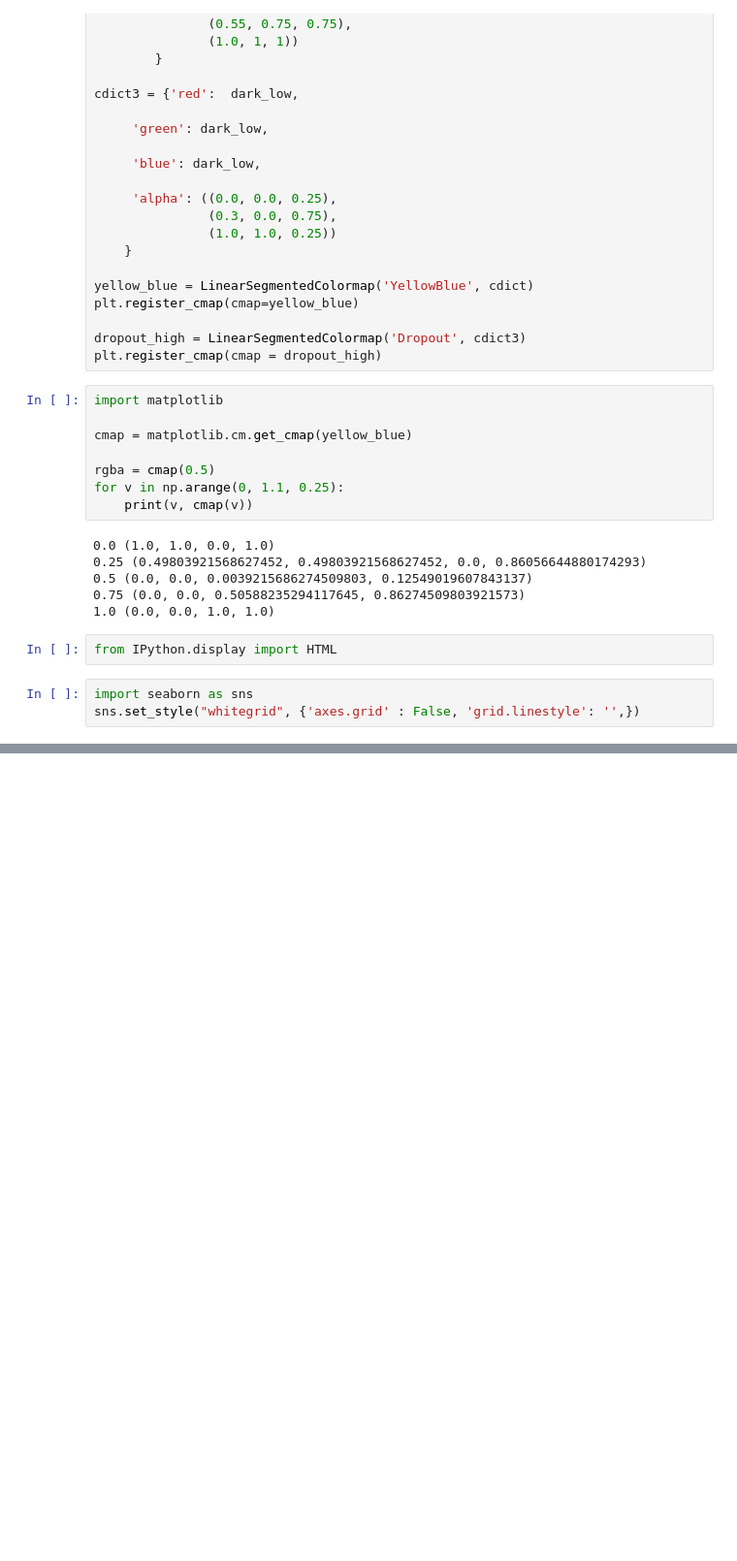
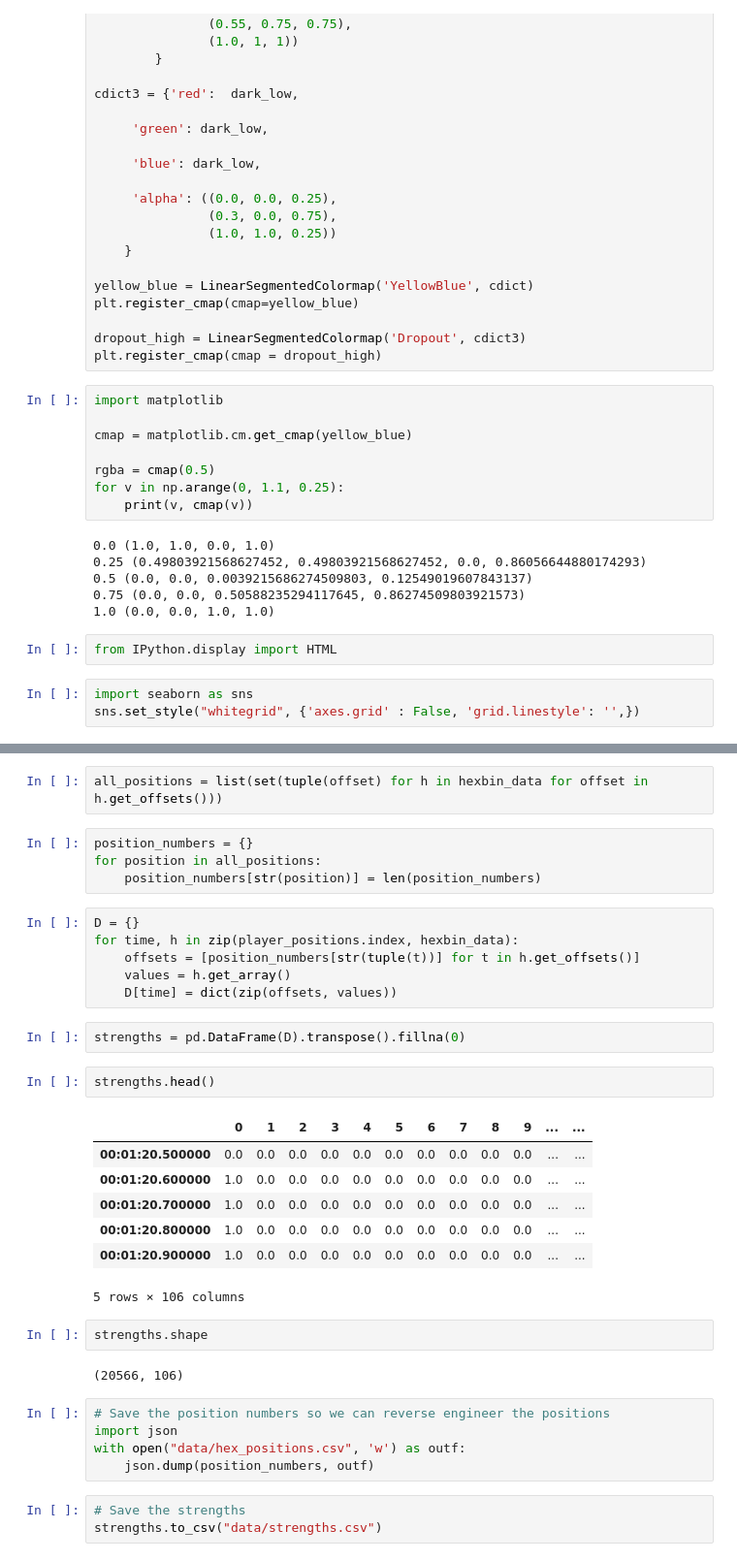
Before and after one commit to ballarat-hackerspace/westisbest, a Jupyter notebook: analysis/Player Positions.ipynb, the cells around one changed output, grey strips where cells are left out. Shown at 97% size. Cells and saved outputs as stored; diff of their text form; blank space fills up the shorter version.

Commit message:
Output hex data

```diff
--- a/analysis/Player Positions.ipynb
+++ b/analysis/Player Positions.ipynb
@@ -407,0 +412,36 @@ array([[-5906.002882,  3323.975337],
+# %%
+all_positions = list(set(tuple(offset) for h in hexbin_data for offset in h.get_offsets()))
+# %%
+position_numbers = {}
+for position in all_positions:
+    position_numbers[str(position)] = len(position_numbers)
+# %%
+D = {}
+for time, h in zip(player_positions.index, hexbin_data):
+    offsets = [position_numbers[str(tuple(t))] for t in h.get_offsets()]
+    values = h.get_array()
+    D[time] = dict(zip(offsets, values))
+# %%
+strengths = pd.DataFrame(D).transpose().fillna(0)
+# %%
+strengths.head()
+# %% [output]
+|  | 0 | 1 | 2 | 3 | 4 | 5 | 6 | 7 | 8 | 9 | ... | ... |
+| 00:01:20.500000 | 0.0 | 0.0 | 0.0 | 0.0 | 0.0 | 0.0 | 0.0 | 0.0 | 0.0 | 0.0 | ... | ... |
+| 00:01:20.600000 | 1.0 | 0.0 | 0.0 | 0.0 | 0.0 | 0.0 | 0.0 | 0.0 | 0.0 | 0.0 | ... | ... |
+| 00:01:20.700000 | 1.0 | 0.0 | 0.0 | 0.0 | 0.0 | 0.0 | 0.0 | 0.0 | 0.0 | 0.0 | ... | ... |
+| 00:01:20.800000 | 1.0 | 0.0 | 0.0 | 0.0 | 0.0 | 0.0 | 0.0 | 0.0 | 0.0 | 0.0 | ... | ... |
+| 00:01:20.900000 | 1.0 | 0.0 | 0.0 | 0.0 | 0.0 | 0.0 | 0.0 | 0.0 | 0.0 | 0.0 | ... | ... |
+5 rows × 106 columns
+# %%
+strengths.shape
+# %% [output]
+(20566, 106)
+# %%
+# Save the position numbers so we can reverse engineer the positions
+import json
+with open("data/hex_positions.csv", 'w') as outf:
+    json.dump(position_numbers, outf)
+# %%
+# Save the strengths
+strengths.to_csv("data/strengths.csv")
```
Also changed, not shown: parts of 14 cells of this notebook.
